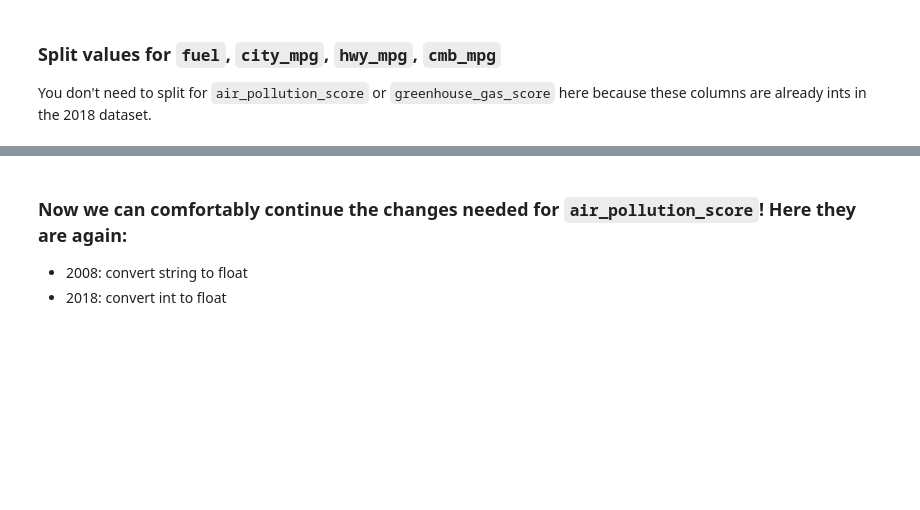
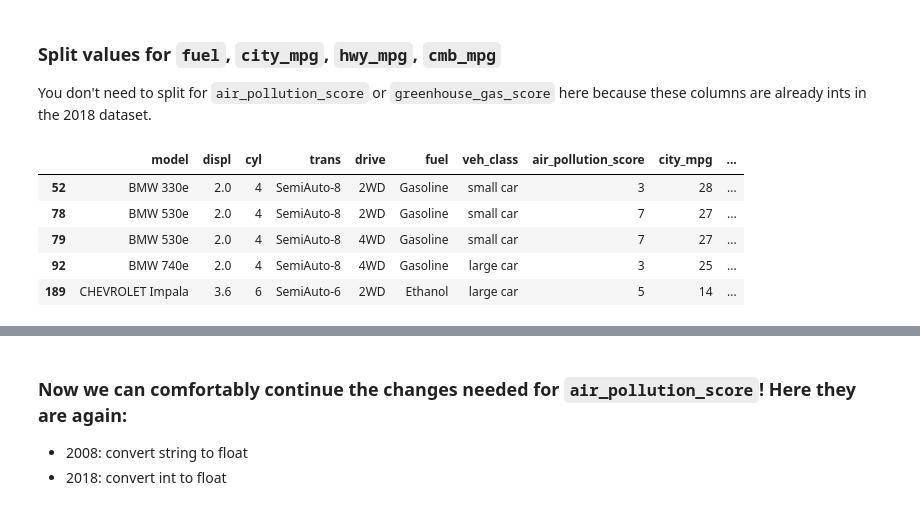
Before and after one commit to m-soro/Data_Analyst, a Jupyter notebook: modules/data_analysis_process/case_study_2/fix_datatypes_air_pollution.ipynb, the cells around one changed output, grey strips where cells are left out. Drawn from its saved outputs; the diff is of its cells as text; code cells hidden in the pictures; blank space fills up the shorter version.

```diff
--- a/modules/data_analysis_process/case_study_2/fix_datatypes_air_pollution.ipynb
+++ b/modules/data_analysis_process/case_study_2/fix_datatypes_air_pollution.ipynb
@@ -123,16 +123,27 @@ df_08.shape
 # Repeat this process for the 2018 dataset
 # %%
 # create two copies of the 2018 hybrids dataframe, hb_18
-df1 =
-df2 =
+df1 = hb_18.copy() # data on first fuel type of each hybrid vehicle
+df2 = hb_18.copy() # data on second fuel type of each hybrid vehicle
 # %% [markdown]
 ### Split values for `fuel`, `city_mpg`, `hwy_mpg`, `cmb_mpg`
 You don't need to split for `air_pollution_score` or `greenhouse_gas_score` here because these columns are already ints in the 2018 dataset.
 # %%
 # list of columns to split
-split_columns =
+split_columns = ['fuel','city_mpg','hwy_mpg','cmb_mpg']
 
 # apply split function to each column of each dataframe copy
 for c in split_columns:
-    df1[c] =
-    df2[c] =
+    df1[c] = df1[c].apply(lambda x: x.split("/")[0])
+    df2[c] = df2[c].apply(lambda x: x.split("/")[1])
+# %%
+# this dataframe holds info for the FIRST fuel type of the hybrid
+# aka the value before the "/"
+df1.head(5)
+# %% [output]
+|  | model | displ | cyl | trans | drive | fuel | veh_class | air_pollution_score | city_mpg | ... |
+| 52 | BMW 330e | 2.0 | 4 | SemiAuto-8 | 2WD | Gasoline | small car | 3 | 28 | ... |
+| 78 | BMW 530e | 2.0 | 4 | SemiAuto-8 | 2WD | Gasoline | small car | 7 | 27 | ... |
+| 79 | BMW 530e | 2.0 | 4 | SemiAuto-8 | 4WD | Gasoline | small car | 7 | 27 | ... |
+| 92 | BMW 740e | 2.0 | 4 | SemiAuto-8 | 4WD | Gasoline | large car | 3 | 25 | ... |
+| 189 | CHEVROLET Impala | 3.6 | 6 | SemiAuto-6 | 2WD | Ethanol | large car | 5 | 14 | ... |
```
Also changed, not shown: parts of 6 cells of this notebook.
